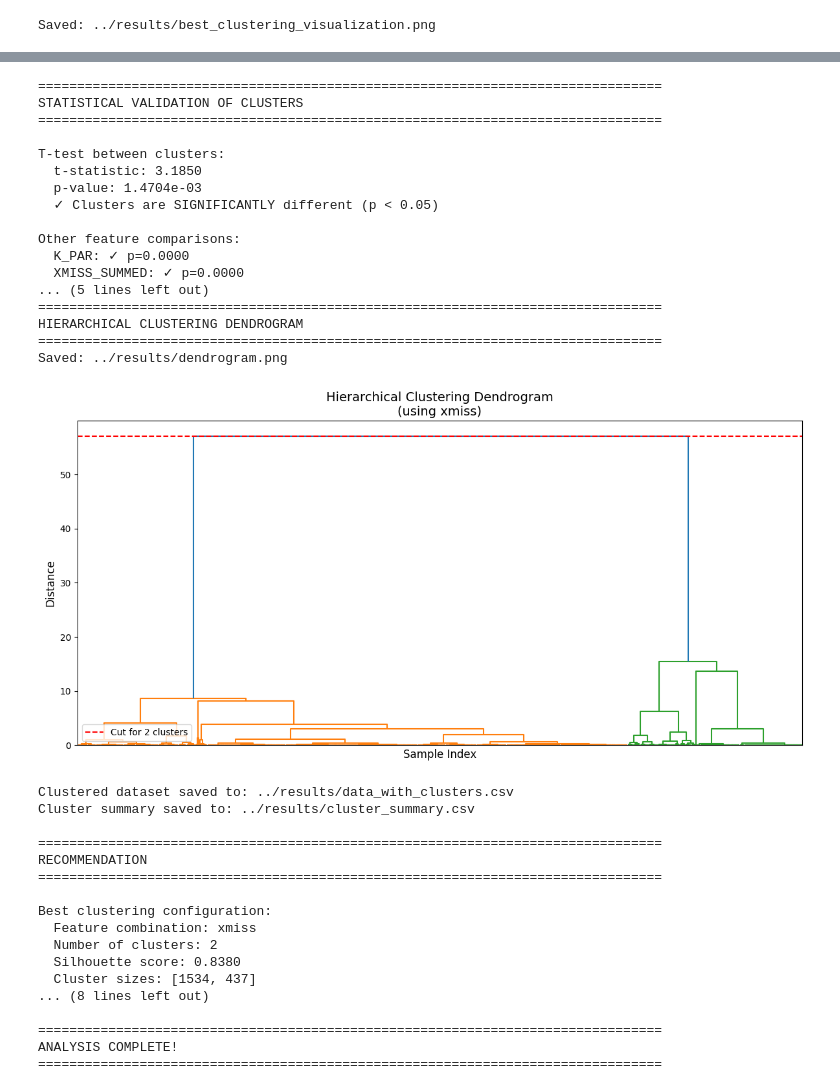
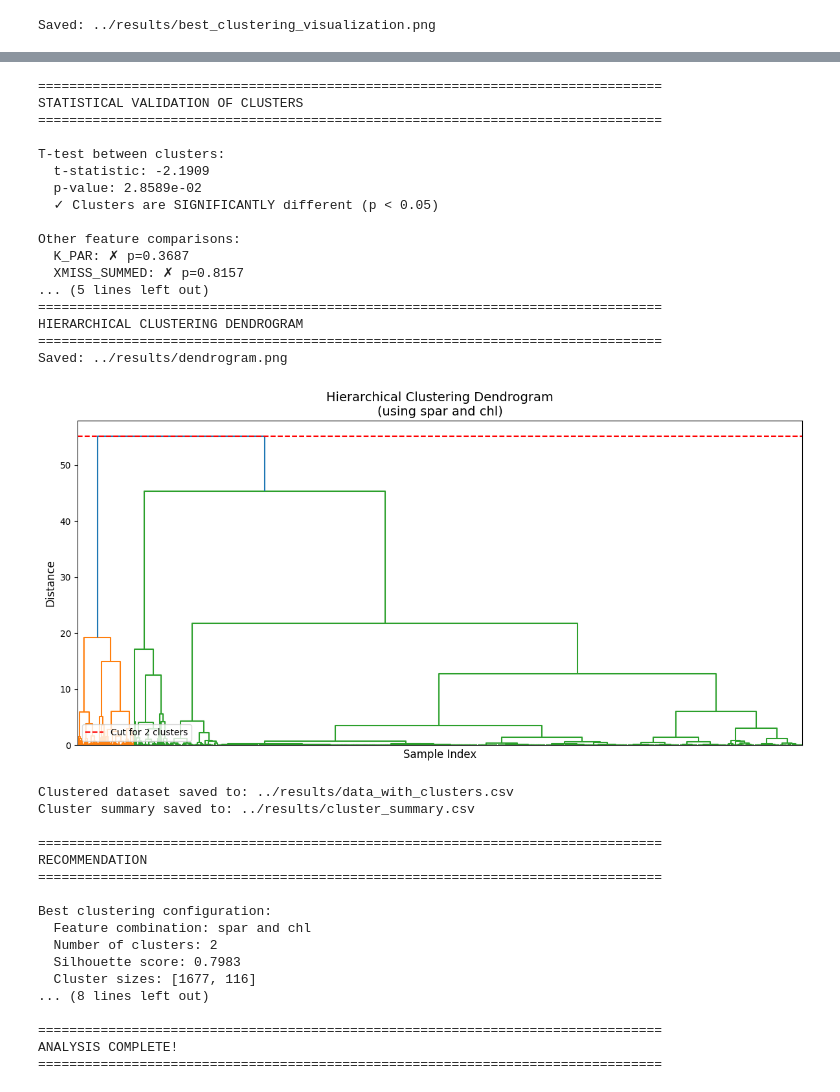
Before and after one commit to LucasC212/Scripps-Light-Attenuation-Capstone-Project, a Jupyter notebook: scripts/Clustering.ipynb, the cells around one changed output, grey strips where cells are left out. Saved outputs shown, nothing was run; the diff lists cells and outputs as text; code cells hidden in the pictures.

Commit message:
added spar

```diff
--- a/scripts/Clustering.ipynb
+++ b/scripts/Clustering.ipynb
@@ -38,7 +38,9 @@ feature_sets = {
 
     #'CHL': ['ESTCHL_SUMMED'],
 
-    'xmiss': ['XMISS_SUMMED'],
+    #'xmiss': ['XMISS_SUMMED'],
+
+    'xmiss + clh': ['XMISS_SUMMED', 'ESTCHL_SUMMED'],
 
     'dist': ['Distance'],
 
@@ -46,7 +48,7 @@ feature_sets = {
 
     #'par': ['K_PAR_SLOPE'],
 
-    'par and chl': ['SPAR', 'ESTCHL_SUMMED'],
+    'spar and chl': ['SPAR', 'ESTCHL_SUMMED'],
 
     'Full Physics': ['Lon_Dec', 'PAR',
                      'ESTCHL_SUMMED', 'DEPTH'],
@@ -435,21 +437,21 @@ Saved: ../results/best_clustering_visualization.png
 ================================================================================
 STATISTICAL VALIDATION OF CLUSTERS
 ================================================================================
 
 T-test between clusters:
-  t-statistic: 3.1850
-  p-value: 1.4704e-03
+  t-statistic: -2.1909
+  p-value: 2.8589e-02
   ✓ Clusters are SIGNIFICANTLY different (p < 0.05)
 
 Other feature comparisons:
-  K_PAR: ✓ p=0.0000
-  XMISS_SUMMED: ✓ p=0.0000
+  K_PAR: ✗ p=0.3687
+  XMISS_SUMMED: ✗ p=0.8157
 ... (5 lines left out)
 ================================================================================
 HIERARCHICAL CLUSTERING DENDROGRAM
 ================================================================================
 Saved: ../results/dendrogram.png
-[figure, old version]
+[figure, new version]
 Clustered dataset saved to: ../results/data_with_clusters.csv
 Cluster summary saved to: ../results/cluster_summary.csv
 
@@ -458,10 +460,10 @@ RECOMMENDATION
 ================================================================================
 
 Best clustering configuration:
-  Feature combination: xmiss
+  Feature combination: spar and chl
   Number of clusters: 2
-  Silhouette score: 0.8380
-  Cluster sizes: [1534, 437]
+  Silhouette score: 0.7983
+  Cluster sizes: [1677, 116]
 ... (8 lines left out)
 
 ================================================================================
```
Also changed, not shown: parts of 1 cell of this notebook, 3 other files.
